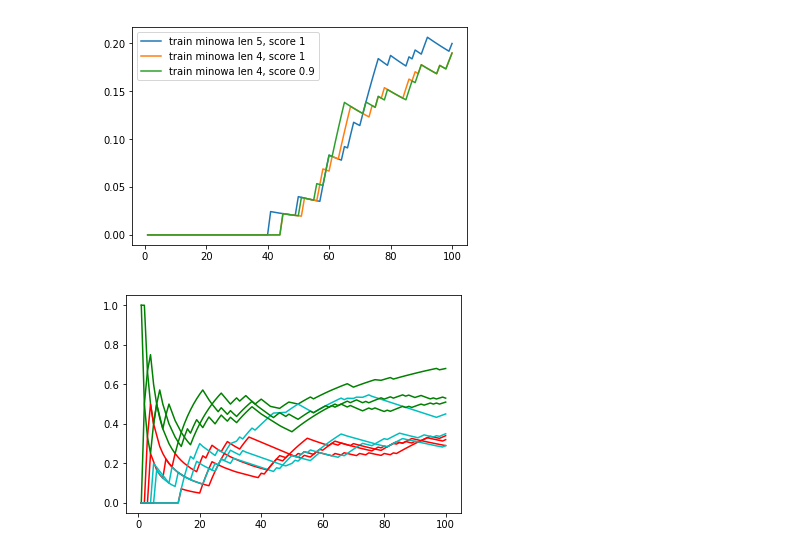
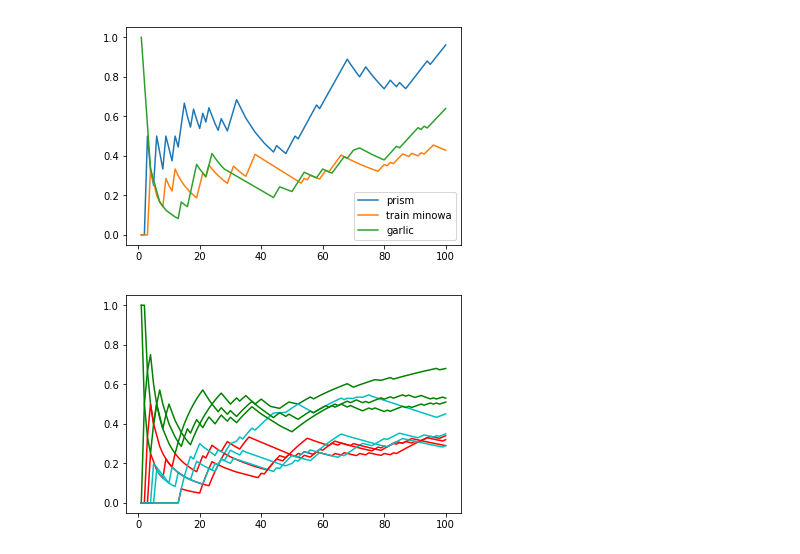
Before and after one commit to ablab/nerpa, a Jupyter notebook: scripts/res_compare.ipynb, the cells around one changed output. Drawn from its saved outputs; the diff is of its cells as text; code cells hidden in the pictures.

```diff
--- a/scripts/res_compare.ipynb
+++ b/scripts/res_compare.ipynb
@@ -83,8 +83,8 @@ for folder in ["dataset1"]:#, "dataset2", "dataset3"]:
     #x1, y1 = FDR(getScoreList(folder_path + folder + "/minowa.csv"))
     #plt.plot(x1, y1, label="minowa")
 
-    #x2, y2 = FDR(getScoreList(folder_path + folder + "/prism.csv"))
-    #plt.plot(x2, y2, label="prism")
+    x2, y2 = FDR(getScoreList(folder_path + folder + "/train/prism.csv"))
+    plt.plot(x2, y2, label="prism")
 
     #x3, y3 = FDR(getScoreList(folder_path + folder + "/nrpspredictor2.csv"))
     #plt.plot(x3, y3, label="nrpspredictor2")
@@ -92,70 +92,70 @@ for folder in ["dataset1"]:#, "dataset2", "dataset3"]:
     #x4, y4 = FDR(getScoreList(folder_path + folder + "/nrpspredictor2.csv"))
     #plt.plot(x4, y4, label="nrpspredictor2_bl")
 
-    #x5, y5 = FDR(getScoreList(folder_path + folder + "/prism.csv"))
+    #x5, y5 = FDR(getScoreList(folder_path + folder + "/train/prism.csv"))
     #plt.plot(x5, y5, label="prism_bl")
 
     #x6, y6 = FDR(getScoreList(folder_path + folder + "/minowa.csv"))
     #plt.plot(x6, y6, label="minowa_bl")
 
-    #x9, y9 = FDR(getScoreList(folder_path + folder + "/train/minowa.csv"))
-    #plt.plot(x9, y9, label="train minowa")
+    x9, y9 = FDR(getScoreList(folder_path + folder + "/train/minowa.csv"))
+    plt.plot(x9, y9, label="train minowa")
 
-    x10, y10 = FDR(getScoreList(folder_path + folder + "/train/minowa_norm.csv"))
+    #x10, y10 = FDR(getScoreList(folder_path + folder + "/train/minowa_norm.csv"))
     #plt.plot(x10, y10, label="train minowa normalize")
 
-    x11, y11 = FDR(getScoreList(folder_path + folder + "/train/minowa_norm_explain_perc.csv"))
+    #x11, y11 = FDR(getScoreList(folder_path + folder + "/train/minowa_norm_explain_perc.csv"))
     #plt.plot(x11, y11, label="train minowa normalize + explain percent")
 
-    x12, y12 = FDR(getScoreList(folder_path + folder + "/train/minowa_explain_perc.csv"))
+    #x12, y12 = FDR(getScoreList(folder_path + folder + "/train/minowa_explain_perc.csv"))
     #plt.plot(x12, y12, label="train minowa explain percent")
 
-    x13, y13 = FDR(getScoreList(folder_path + folder + "/train/minowa_without_affin_gap.csv"))
+    #x13, y13 = FDR(getScoreList(folder_path + folder + "/train/minowa_without_affin_gap.csv"))
     #plt.plot(x13, y13, label="train minowa without affin gap + normalize")
 
-    x16, y16 = FDR(getScoreList(folder_path + folder + "/train/minowa_explain_perc_without_affin_gap_0.5.csv"))
+    #x16, y16 = FDR(getScoreList(folder_path + folder + "/train/minowa_explain_perc_without_affin_gap_0.5.csv"))
     #plt.plot(x16, y16, label="train minowa 0.5")# without affin gap + normalize + explain percent")
 
-    x15, y15 = FDR(getScoreList(folder_path + folder + "/train/minowa_explain_perc_without_affin_gap_0.33.csv"))
+    #x15, y15 = FDR(getScoreList(folder_path + folder + "/train/minowa_explain_perc_without_affin_gap_0.33.csv"))
     #plt.plot(x15, y15, label="train minowa 0.33")# without affin gap + normalize + explain percent")
 
-    x14, y14 = FDR(getScoreList(folder_path + folder + "/train/minowa_explain_perc_without_affin_gap.csv"))
+    #x14, y14 = FDR(getScoreList(folder_path + folder + "/train/minowa_explain_perc_without_affin_gap.csv"))
     #plt.plot(x14, y14, label="train minowa 0.2")# without affin gap + normalize + explain percent")
 
-    x17, y17 = FDR(getScoreList(folder_path + folder + "/train/minowa_explain_perc_0.2.csv"))
+    #x17, y17 = FDR(getScoreList(folder_path + folder + "/train/minowa_explain_perc_0.2.csv"))
     #plt.plot(x17, y17, label="train minowa 0.2 + affin gap")# without affin gap + normalize + explain percent")
 
-    x18, y18 = FDR(getScoreList(folder_path + folder + "/train/minowa_explain_perc_without_affin_gap_0.1.csv"))
+    #x18, y18 = FDR(getScoreList(folder_path + folder + "/train/minowa_explain_perc_without_affin_gap_0.1.csv"))
     #plt.plot(x18, y18, label="train minowa 0.1")# without affin gap + normalize + explain percent")
 
-    x19, y19 = FDR(getScoreList(folder_path + folder + "/train/minowa_explain_perc_without_affin_gap_0.csv"))
-    plt.plot(x19, y19, label="train minowa len 5, score 1")# without affin gap + normalize + explain percent")
+    #x19, y19 = FDR(getScoreList(folder_path + folder + "/train/minowa_explain_perc_without_affin_gap_0.csv"))
+    #plt.plot(x19, y19, label="train minowa len 5, score 1")# without affin gap + normalize + explain percent")
 
-    x22, y22 = FDR(getScoreList(folder_path + folder + "/train/minowa_norm_4_1.csv"))
-    plt.plot(x22, y22, label="train minowa len 4, score 1")# without affin gap + normalize + explain percent")
+    #x22, y22 = FDR(getScoreList(folder_path + folder + "/train/minowa_norm_4_1.csv"))
+    #plt.plot(x22, y22, label="train minowa len 4, score 1")# without affin gap + normalize + explain percent")
 
-    x23, y23 = FDR(getScoreList(folder_path + folder + "/train/minowa_norm_4_0.9.csv"))
-    plt.plot(x23, y23, label="train minowa len 4, score 0.9")# without affin gap + normalize + explain percent")
+    #x23, y23 = FDR(getScoreList(folder_path + folder + "/train/minowa_norm_4_0.9.csv"))
+    #plt.plot(x23, y23, label="train minowa len 4, score 0.9")# without affin gap + normalize + explain percent")
 
     plt.legend()
 
     #x20, y20 = FDR(getScoreList(folder_path + folder + "/train/minowa_explain_perc0.2_without_affin_gap_0.csv"))
     #plt.plot(x20, y20, label="train minowa 0 + explain pr 0.2")# without affin gap + normalize + explain percent")
     #plt.legend()
 
     #x21, y21 = FDR(getScoreList(folder_path + folder + "/train/minowa_explain_perc_without_affin_gap_+0.2.csv"))
     #plt.plot(x21, y21, label="train minowa +0.2")# without affin gap + normalize + explain percent")
     #plt.legend()
 
     #x7, y7 = FDR(getScoreList(folder_path + folder + "/sandpuma.csv"))
     #plt.plot(x7, y7, label="sandpuma")
     #plt.legend()
 
-    #x8, y8 = FDR(getScoreList(folder_path + folder + "/garlic.csv"))
-    #plt.plot(x8, y8, label="garlic")
-    #plt.legend()
+    x8, y8 = FDR(getScoreList(folder_path + folder + "/garlic.csv"))
+    plt.plot(x8, y8, label="garlic")
+    plt.legend()
 # %% [output]
-[figure, old version]
+[figure, new version]
 # %%
 import matplotlib.pyplot as plt
 %matplotlib inline
```
Also changed, not shown: parts of 2 cells of this notebook, 5 other files.
